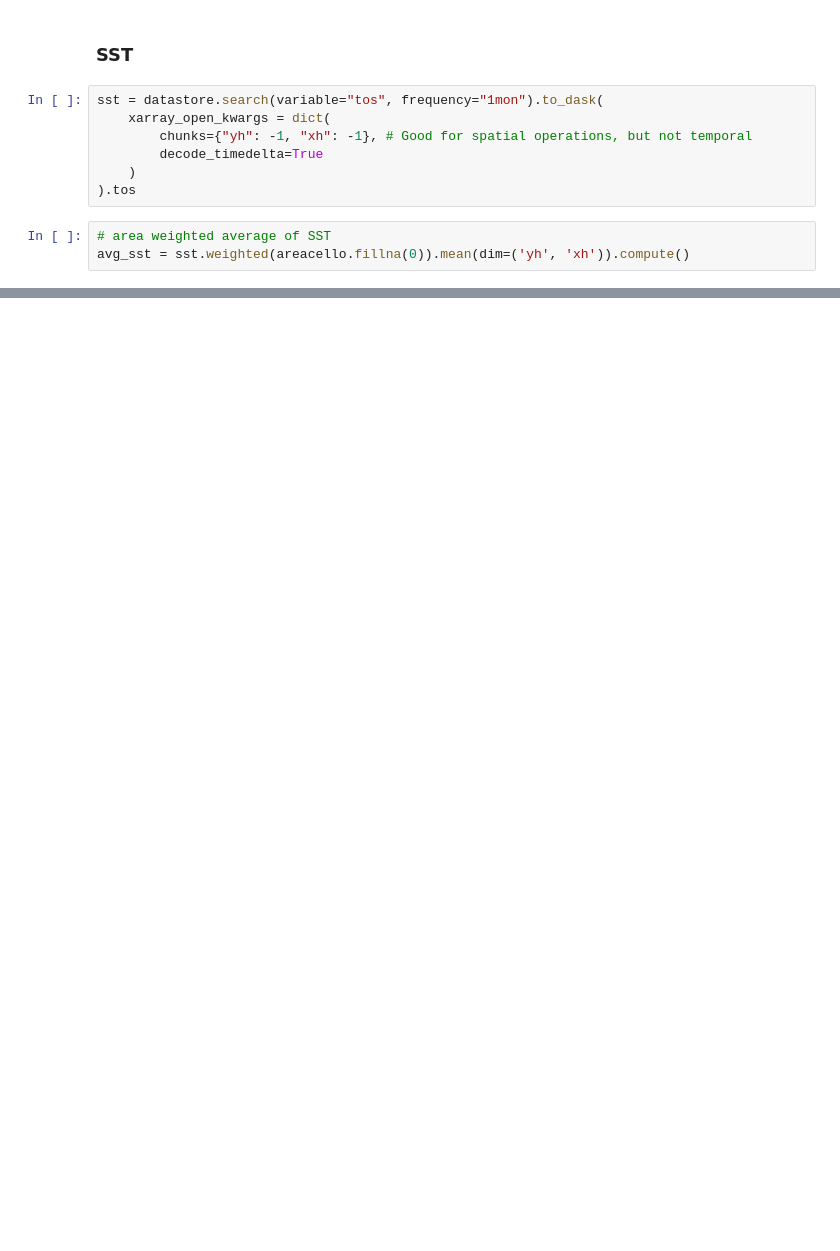
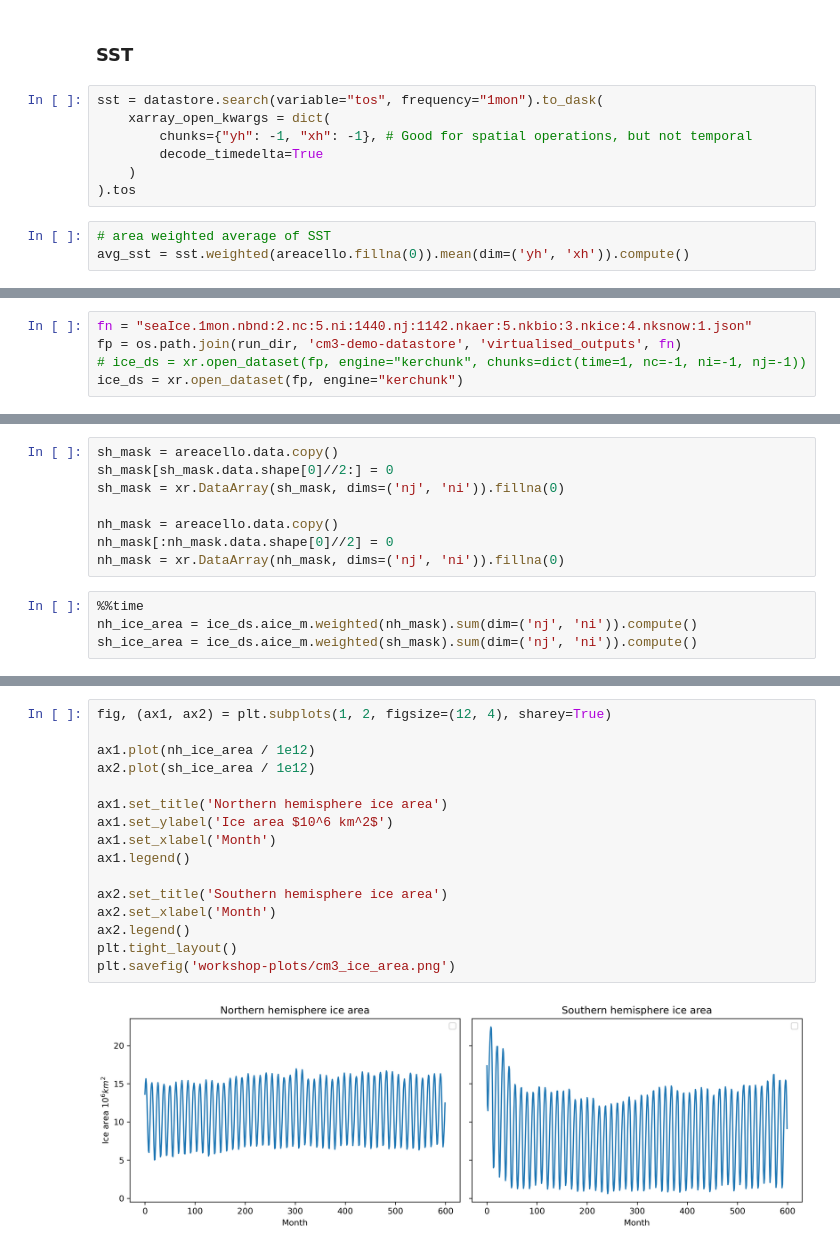
Before and after one commit to ACCESS-Community-Hub/access-cm3-paper-1, a Jupyter notebook: notebooks/sandbox-python/global-time-series.ipynb, the cells around one changed output, grey strips where cells are left out. Saved outputs shown, nothing was run; the diff lists cells and outputs as text; blank space fills up the shorter version.

Commit message:
use virtualised datasets for CICE and UM time series

```diff
--- a/notebooks/sandbox-python/global-time-series.ipynb
+++ b/notebooks/sandbox-python/global-time-series.ipynb
@@ -177,0 +157,5 @@ ice_fraction = datastore.search(variable="aice_m", frequency="1mon")
+# %%
+fn = "seaIce.1mon.nbnd:2.nc:5.ni:1440.nj:1142.nkaer:5.nkbio:3.nkice:4.nksnow:1.json"
+fp = os.path.join(run_dir, 'cm3-demo-datastore', 'virtualised_outputs', fn)
+# ice_ds = xr.open_dataset(fp, engine="kerchunk", chunks=dict(time=1, nc=-1, ni=-1, nj=-1))
+ice_ds = xr.open_dataset(fp, engine="kerchunk")
@@ -177,0 +168,12 @@ ice_fraction = datastore.search(variable="aice_m", frequency="1mon")
+# %%
+sh_mask = areacello.data.copy()
+sh_mask[sh_mask.data.shape[0]//2:] = 0
+sh_mask = xr.DataArray(sh_mask, dims=('nj', 'ni')).fillna(0)
+
+nh_mask = areacello.data.copy()
+nh_mask[:nh_mask.data.shape[0]//2] = 0
+nh_mask = xr.DataArray(nh_mask, dims=('nj', 'ni')).fillna(0)
+# %%
+%%time
+nh_ice_area = ice_ds.aice_m.weighted(nh_mask).sum(dim=('nj', 'ni')).compute()
+sh_ice_area = ice_ds.aice_m.weighted(sh_mask).sum(dim=('nj', 'ni')).compute()
@@ -177,0 +187,18 @@ ice_fraction = datastore.search(variable="aice_m", frequency="1mon")
+# %%
+fig, (ax1, ax2) = plt.subplots(1, 2, figsize=(12, 4), sharey=True)
+
+ax1.plot(nh_ice_area / 1e12)
+ax2.plot(sh_ice_area / 1e12)
+
+ax1.set_title('Northern hemisphere ice area')
+ax1.set_ylabel('Ice area $10^6 km^2$')
+ax1.set_xlabel('Month')
+ax1.legend()
+
+ax2.set_title('Southern hemisphere ice area')
+ax2.set_xlabel('Month')
+ax2.legend()
+plt.tight_layout()
+plt.savefig('workshop-plots/cm3_ice_area.png')
+# %% [output]
+[figure, added]
```
Also changed, not shown: parts of 32 cells of this notebook.
